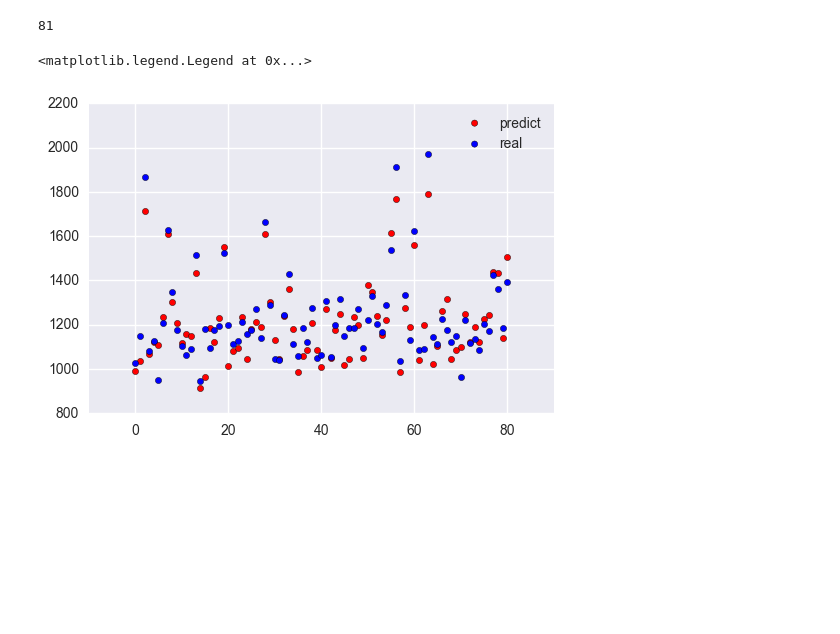
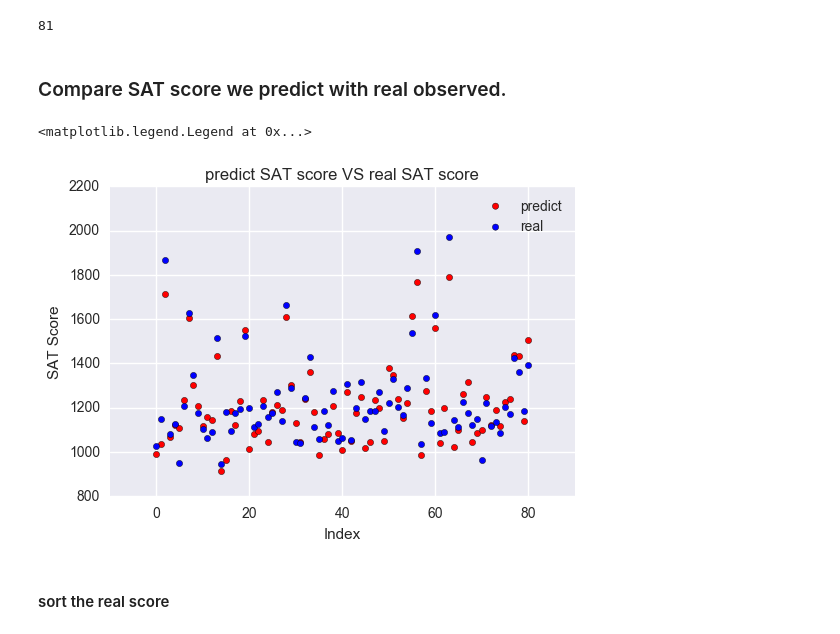
Before and after one commit to ckyko/CSC59970Project, a Jupyter notebook: NYC_high_school_Q1.ipynb, the cells around one changed output. Cells and saved outputs as stored; diff of their text form; code cells hidden in the pictures; blank space fills up the shorter version.

```diff
--- a/NYC_high_school_Q1.ipynb
+++ b/NYC_high_school_Q1.ipynb
@@ -307,14 +420,21 @@ array([ 1029.,  1148.,  1868.,  1080.,  1127.,   951.,  1206.,  1627.,
 len(predict_sat)
 # %% [output]
 81
+# %% [markdown]
+### Compare SAT score we predict with real observed.
 # %%
 predict_x = [i for i in range(81)]
 # %%
 fig = plt.figure()
 ax = fig.add_subplot(111)
 ax.scatter(predict_x,predict_sat,c='r',label='predict')
 ax.scatter(predict_x,y_test,c='b',label='real')
+ax.set_ylabel("SAT Score")
+ax.set_xlabel("Index")
+ax.set_title("predict SAT score VS real SAT score")
 ax.legend()
 # %% [output]
 <matplotlib.legend.Legend at 0x...>
-[figure, old version]
+[figure, new version]
+# %% [markdown]
+#### sort the real score
```
Also changed, not shown: parts of 41 cells of this notebook.
